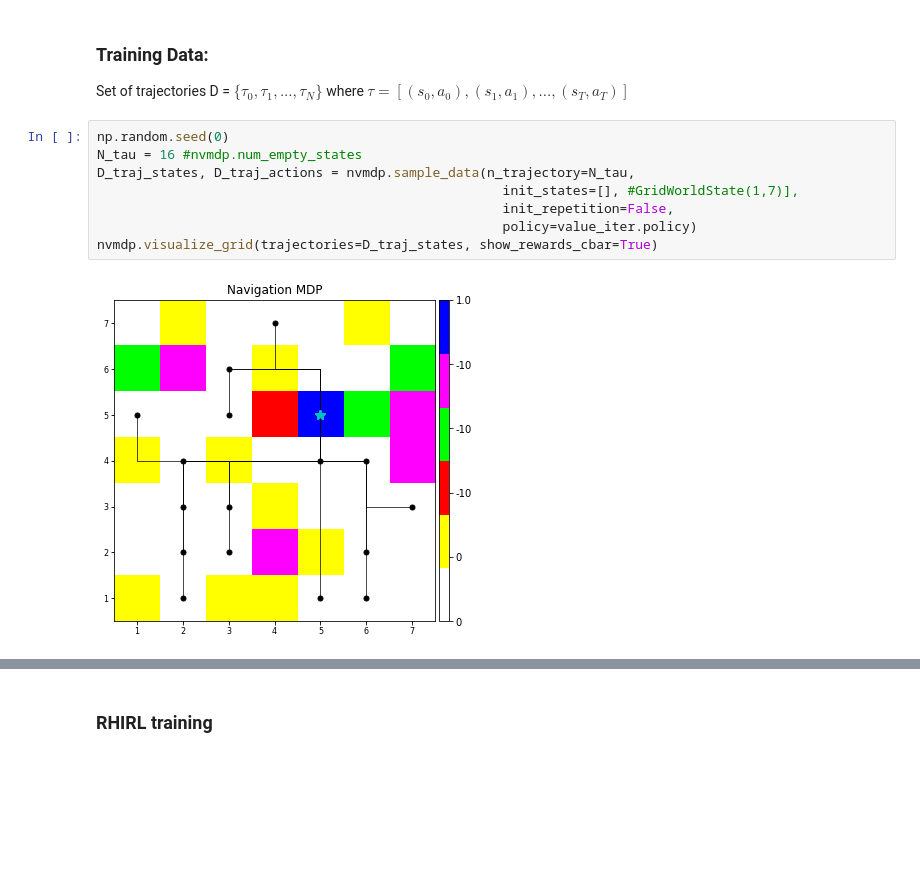
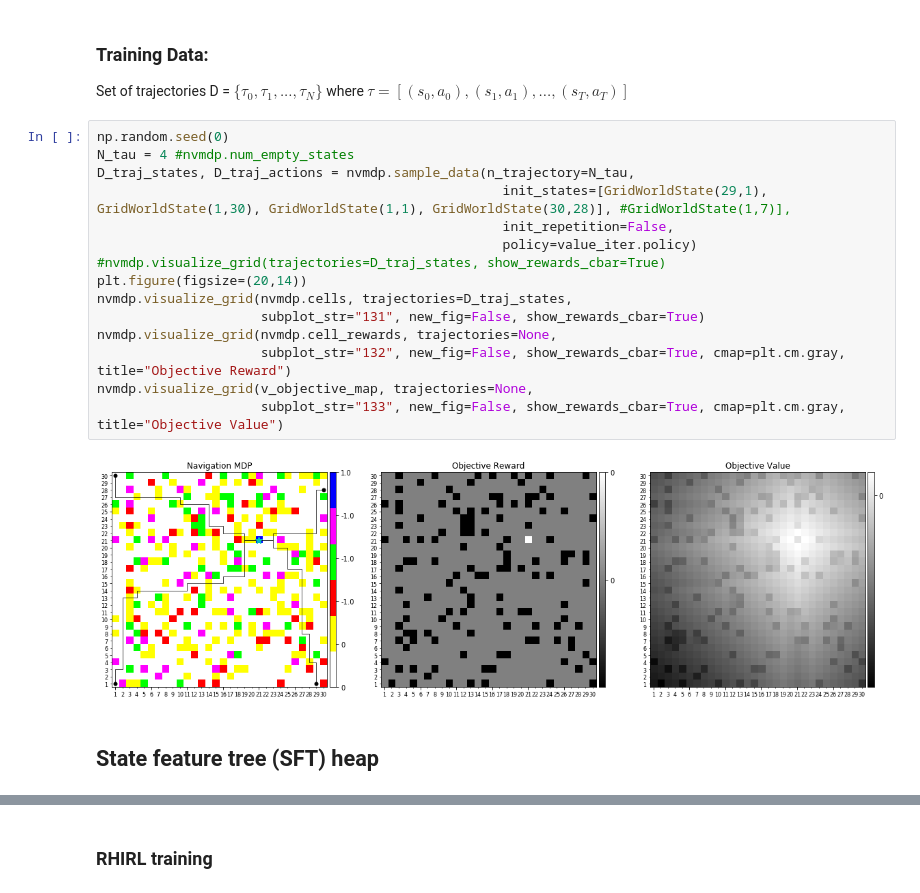
Before and after one commit to yrevar/inverse_rl, a Jupyter notebook: irl/rhirl/RHIRL_Navigation_Experiment.ipynb, the cells around one changed output, grey strips where cells are left out. Saved outputs shown, nothing was run; the diff lists cells and outputs as text; blank space fills up the shorter version.

```diff
--- a/irl/rhirl/RHIRL_Navigation_Experiment.ipynb
+++ b/irl/rhirl/RHIRL_Navigation_Experiment.ipynb
@@ -46,12 +85,21 @@ _ = value_iter.run_vi()
 Set of trajectories D = $\{\tau_0, \tau_1, ..., \tau_N\}$  where  $\tau = [(s_0,a_0), (s_1,a_1), ..., (s_T,a_T)]$
 # %%
 np.random.seed(0)
-N_tau = 16 #nvmdp.num_empty_states
+N_tau = 4 #nvmdp.num_empty_states
 D_traj_states, D_traj_actions = nvmdp.sample_data(n_trajectory=N_tau,
-                                                    init_states=[], #GridWorldState(1,7)],
+                                                    init_states=[GridWorldState(29,1), GridWorldState(1,30), GridWorldState(1,1), GridWorldState(30,28)], #GridWorldState(1,7)],
                                                     init_repetition=False,
                                                     policy=value_iter.policy)
-nvmdp.visualize_grid(trajectories=D_traj_states, show_rewards_cbar=True)
+#nvmdp.visualize_grid(trajectories=D_traj_states, show_rewards_cbar=True)
+plt.figure(figsize=(20,14))
+nvmdp.visualize_grid(nvmdp.cells, trajectories=D_traj_states,
+                     subplot_str="131", new_fig=False, show_rewards_cbar=True)
+nvmdp.visualize_grid(nvmdp.cell_rewards, trajectories=None,
+                     subplot_str="132", new_fig=False, show_rewards_cbar=True, cmap=plt.cm.gray, title="Objective Reward")
+nvmdp.visualize_grid(v_objective_map, trajectories=None,
+                     subplot_str="133", new_fig=False, show_rewards_cbar=True, cmap=plt.cm.gray, title="Objective Value")
 # %% [output]
-[figure, old version]
+[figure, new version]
+# %% [markdown]
+## State feature tree (SFT) heap
 # %%
```
Also changed, not shown: parts of 21 cells of this notebook, 1 other file.
